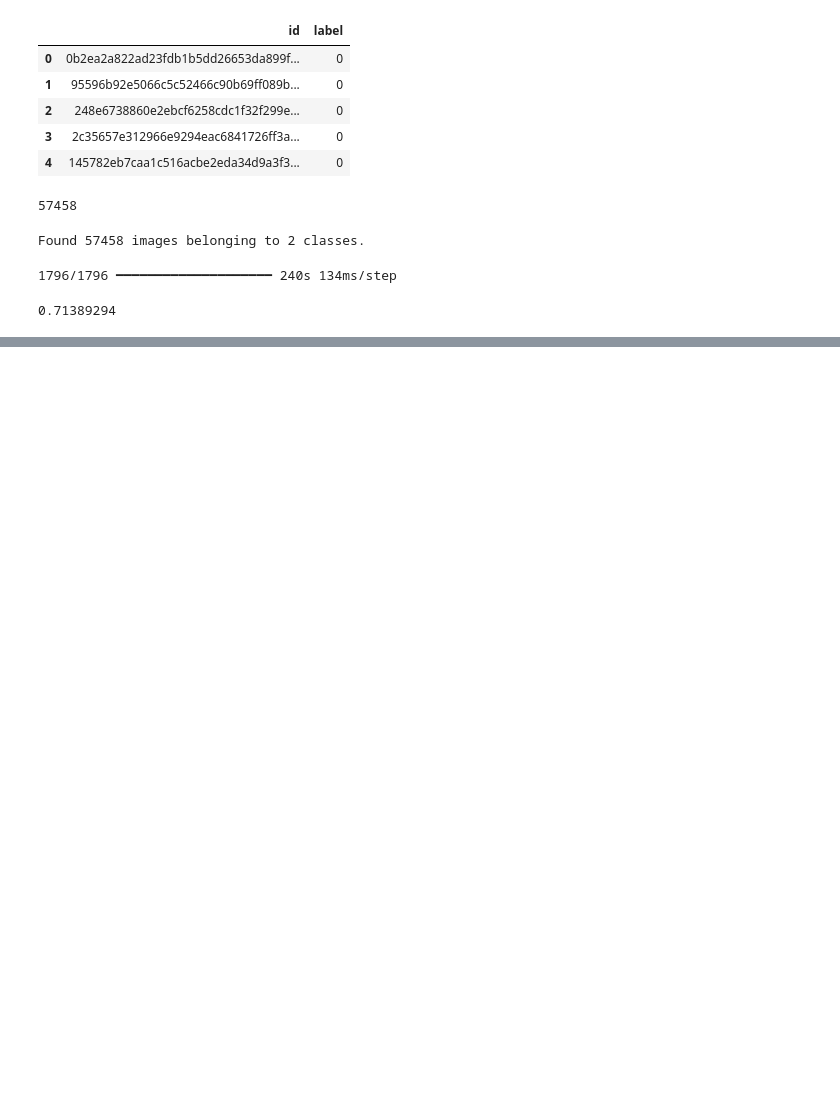
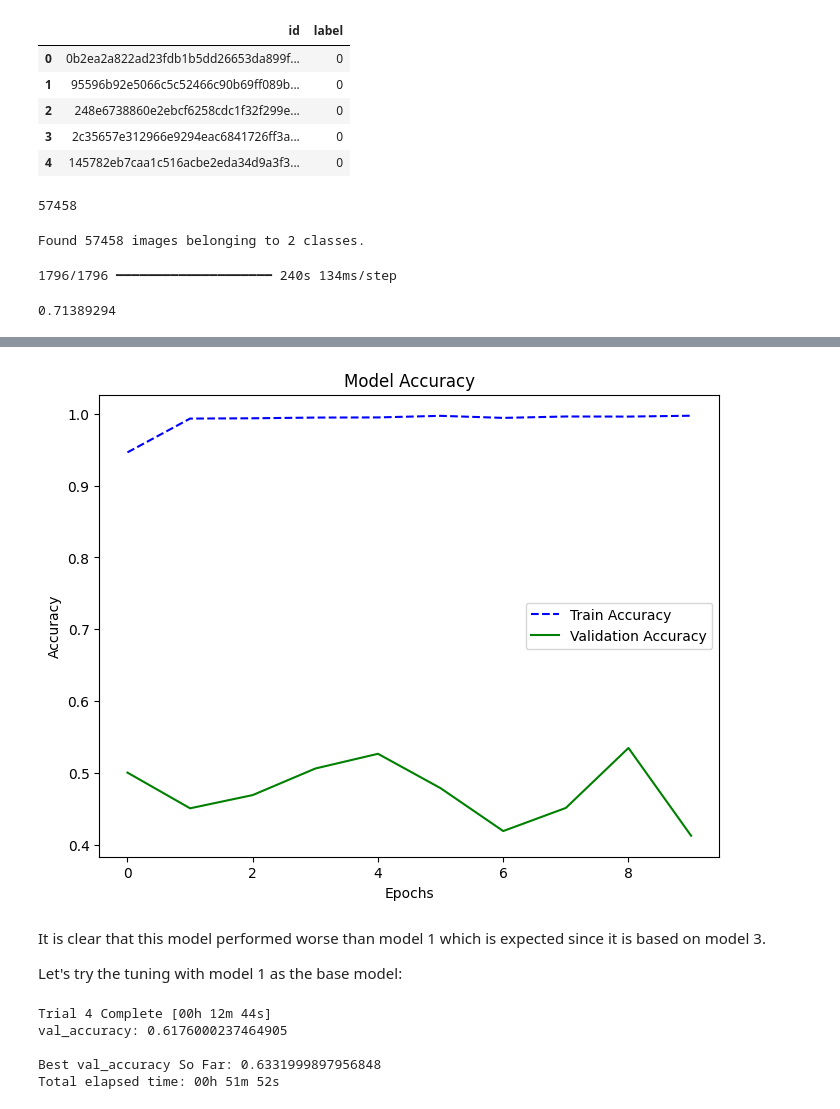
Before and after one commit to grsi7978/CSPB_3202_Competition, a Jupyter notebook: comp.ipynb, the cells around one changed output, grey strips where cells are left out. Drawn from its saved outputs; the diff is of its cells as text; code cells hidden in the pictures; blank space fills up the shorter version.

```diff
--- a/comp.ipynb
+++ b/comp.ipynb
@@ -607,0 +697,8 @@ operable program or batch file.
+# %%
+hyperparameters = model_4_tuning.get_best_hyperparameters()[0]
+learning_reduction = ReduceLROnPlateau(monitor='val_loss', factor=0.5, patience=5, min_lr=1e-5)
+early_stop = EarlyStopping(monitor='val_loss', patience=5, restore_best_weights=True)
+
+final_model = build_model(hyperparameters)
+# %%
+history_4 = final_model.fit(training, epochs=15, validation_data=validation, callbacks=[learning_reduction, early_stop])
@@ -607,0 +726,58 @@ operable program or batch file.
+# %%
+plt.figure(figsize=(8, 6))
+
+plt.plot(history_4.history['accuracy'], label='Train Accuracy', color='blue', linestyle="dashed")
+plt.plot(history_4.history['val_accuracy'], label='Validation Accuracy', color='green')
+
+plt.xlabel('Epochs')
+plt.ylabel('Accuracy')
+plt.title('Model Accuracy')
+plt.legend()
+plt.show()
+# %% [output]
+[figure, added]
+# %% [markdown]
+It is clear that this model performed worse than model 1 which is expected since it is based on model 3.
+
+Let's try the tuning with model 1 as the base model:
+# %%
+def build_model_2(hp):
+    model = Sequential([
+        Input(shape=(96,96,3)),
+        Rescaling(1.0/255),
+        Cropping2D(cropping=((16,16),(16,16))),
+
+        Conv2D(32,(3,3),activation='relu'),
+        BatchNormalization(),
+        MaxPooling2D(2,2),
+
+        Conv2D(64, (3,3), activation='relu'),
+        BatchNormalization(),
+        MaxPooling2D(2,2),
+
+        Flatten(),
+        Dense(128, activation='relu'),
+        Dropout(hp.Choice("dropout_rate", [0.3, 0.5])),
+        Dense(1, activation='sigmoid')
+    ])
+
+    model.compile(
+        optimizer=Adam(hp.Choice("learning_rate", [1e-4, 1e-3])), loss='binary_crossentropy',
+        metrics=['accuracy', 'auc']
+    )
+
+    return model
+
+model_5_tuning = RandomSearch(
+    build_model_2,
+    objective='val_accuracy',
+    directory='model_5'
+)
+
+model_5_tuning.search(x=training, validation_data=validation, steps_per_epoch=int(np.ceil(len(training_df)/100)), epochs=15)
+# %% [output]
+Trial 4 Complete [00h 12m 44s]
+val_accuracy: 0.6176000237464905
+
+Best val_accuracy So Far: 0.6331999897956848
+Total elapsed time: 00h 51m 52s
```
Also changed, not shown: parts of 29 cells of this notebook, 2 other files.
